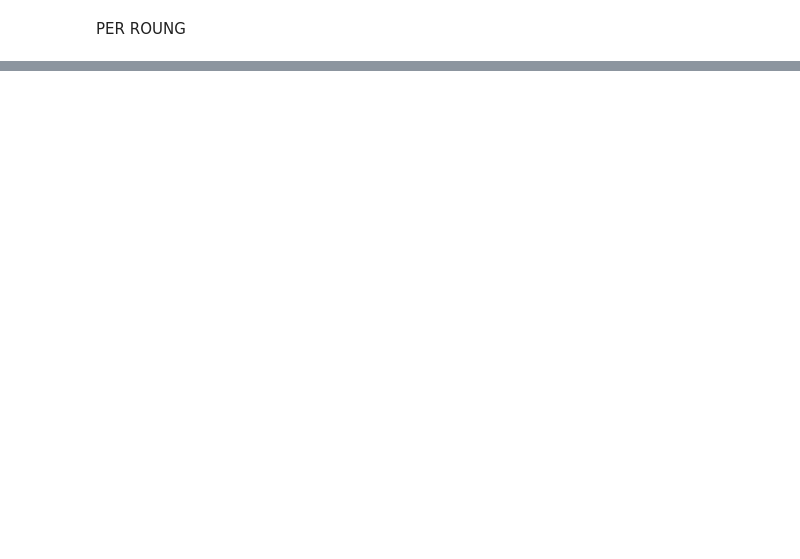
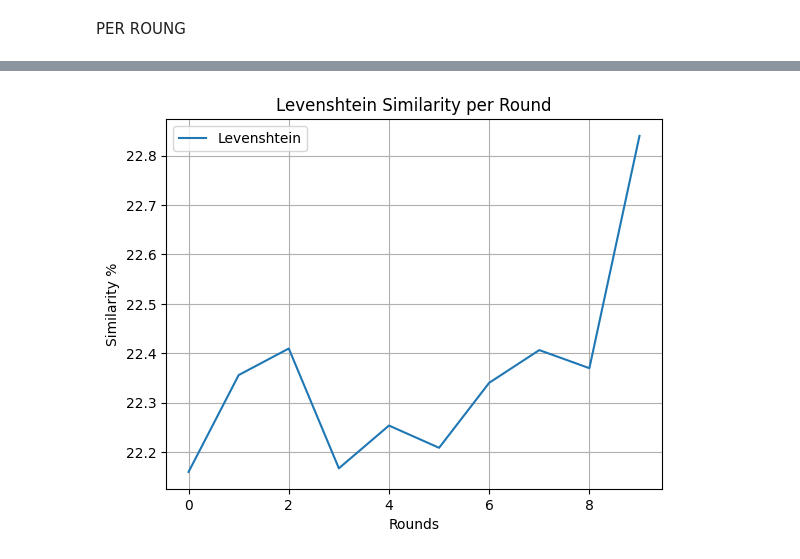
Before and after one commit to L4Limbo/lc_mas_torch, a Jupyter notebook: dialogue_generation_analysis.ipynb, the cells around one changed output, grey strips where cells are left out. Cells and saved outputs as stored; diff of their text form; code cells hidden in the pictures; blank space fills up the shorter version.

```diff
--- a/dialogue_generation_analysis.ipynb
+++ b/dialogue_generation_analysis.ipynb
@@ -27,8 +27,8 @@ params = {
     'inputJson': "data/processed_data/processed_data.json",
     'useGPU': False,
     # A-Bot checkpoint
-    'startFrom': "./checkpoints/rl_leven/abot_ep_19.vd",
-    'qstartFrom': "./checkpoints/rl_leven/qbot_ep_19.vd",
+    'startFrom': "./checkpoints/rl_w2v/abot_ep_19.vd",
+    'qstartFrom': "./checkpoints/rl_w2v/qbot_ep_19.vd",
     'beamSize': 5,
 }
 
@@ -618,0 +566,15 @@ plt.show()
+# %%
+plot_data = {'Levenshtein':leven_plot}
+
+import matplotlib.pyplot as plt
+fig, ax = plt.subplots()
+for dat in plot_data.keys():
+    ax.plot([0,1,2,3,4,5,6,7,8,9], plot_data[dat], label=dat)
+ax.set(ylabel='Similarity %', xlabel='Rounds', title='Levenshtein Similarity per Round')
+ax.grid()
+
+plt.legend()
+
+plt.show()
+# %% [output]
+[figure, added]
```
Also changed, not shown: parts of 18 cells of this notebook, 2 other files.
